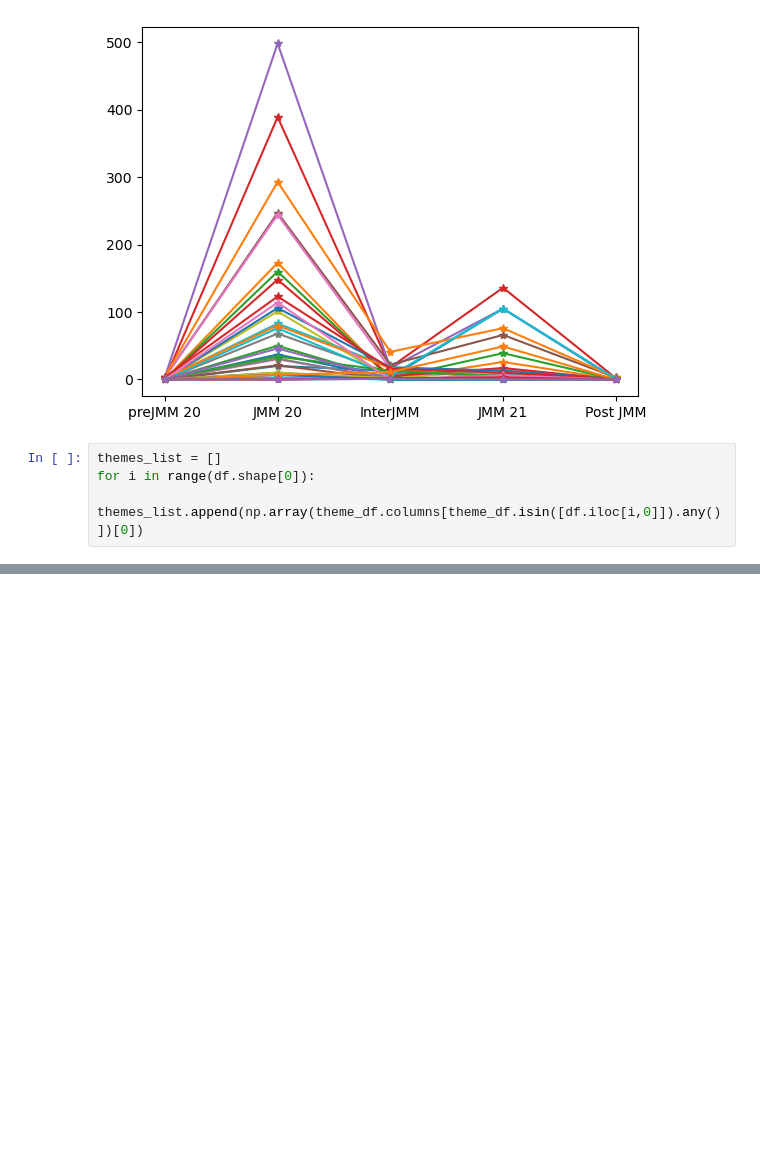
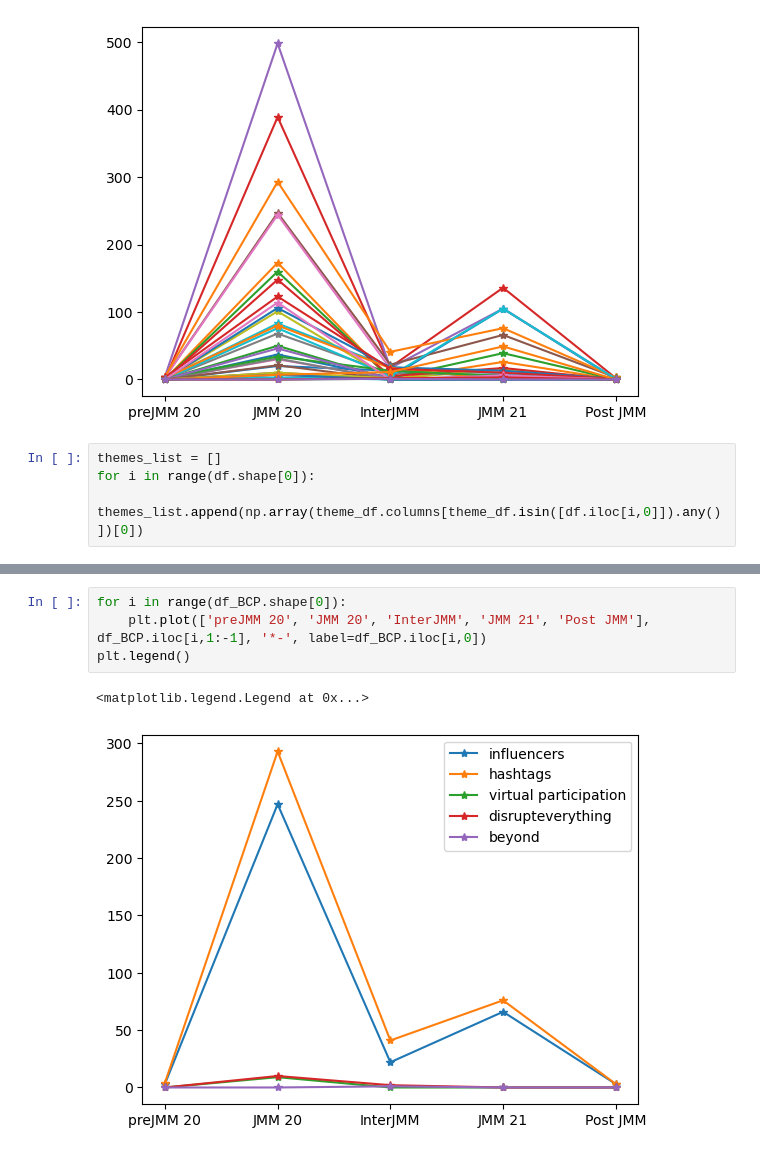
Before and after one commit to DAAAAMNSocialJustice/disruptjmm, a Jupyter notebook: themescodes/Code_Themes_Overtime_Vis.ipynb, the cells around one changed output, grey strips where cells are left out. Saved outputs shown, nothing was run; the diff lists cells and outputs as text; blank space fills up the shorter version.

```diff
--- a/themescodes/Code_Themes_Overtime_Vis.ipynb
+++ b/themescodes/Code_Themes_Overtime_Vis.ipynb
@@ -72,0 +84,7 @@ df_by_theme
+# %%
+for i in range(df_BCP.shape[0]):
+    plt.plot(['preJMM 20', 'JMM 20', 'InterJMM', 'JMM 21', 'Post JMM'], df_BCP.iloc[i,1:-1], '*-', label=df_BCP.iloc[i,0])
+plt.legend()
+# %% [output]
+<matplotlib.legend.Legend at 0x...>
+[figure, added]
```
Also changed, not shown: parts of 10 cells of this notebook.
